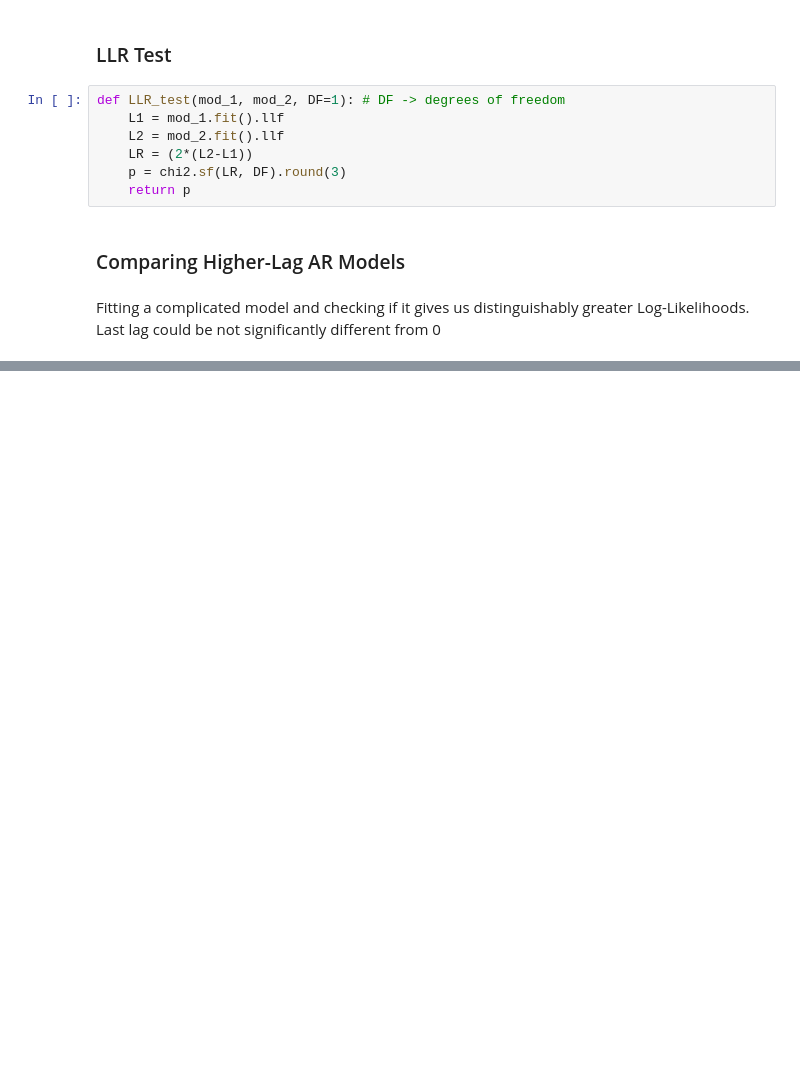
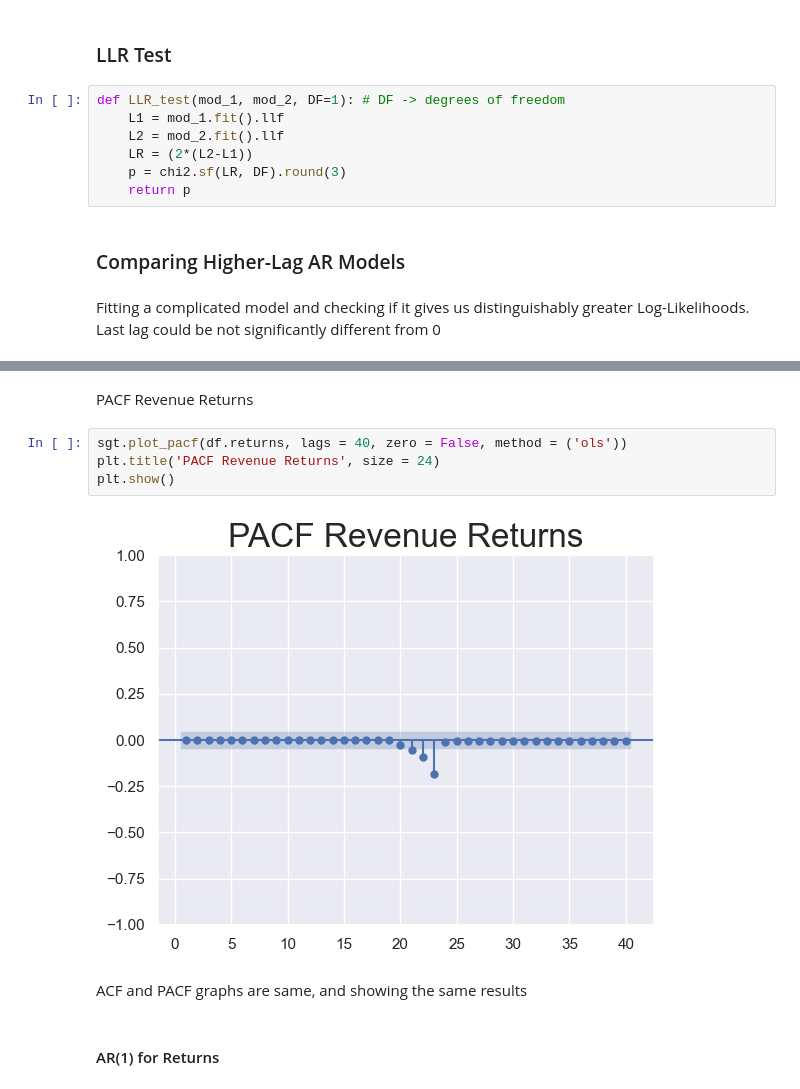
Before and after one commit to Mukhammadkodir27/Advanced_Python, a Jupyter notebook: Machine_Learning/Time-Series/00_Time-Series.ipynb, the cells around one changed output, grey strips where cells are left out. Cells and saved outputs as stored; diff of their text form; blank space fills up the shorter version.

```diff
--- a/Machine_Learning/Time-Series/00_Time-Series.ipynb
+++ b/Machine_Learning/Time-Series/00_Time-Series.ipynb
@@ -804,0 +907,12 @@ It kinda means upgrading from model2 to model3, and based on p value we can say
+# %% [markdown]
+PACF Revenue Returns
+# %%
+sgt.plot_pacf(df.returns, lags = 40, zero = False, method = ('ols'))
+plt.title('PACF Revenue Returns', size = 24)
+plt.show()
+# %% [output]
+[figure, added]
+# %% [markdown]
+ACF and PACF graphs are same, and showing the same results
+# %% [markdown]
+#### AR(1) for Returns
```
Also changed, not shown: parts of 64 cells of this notebook.
